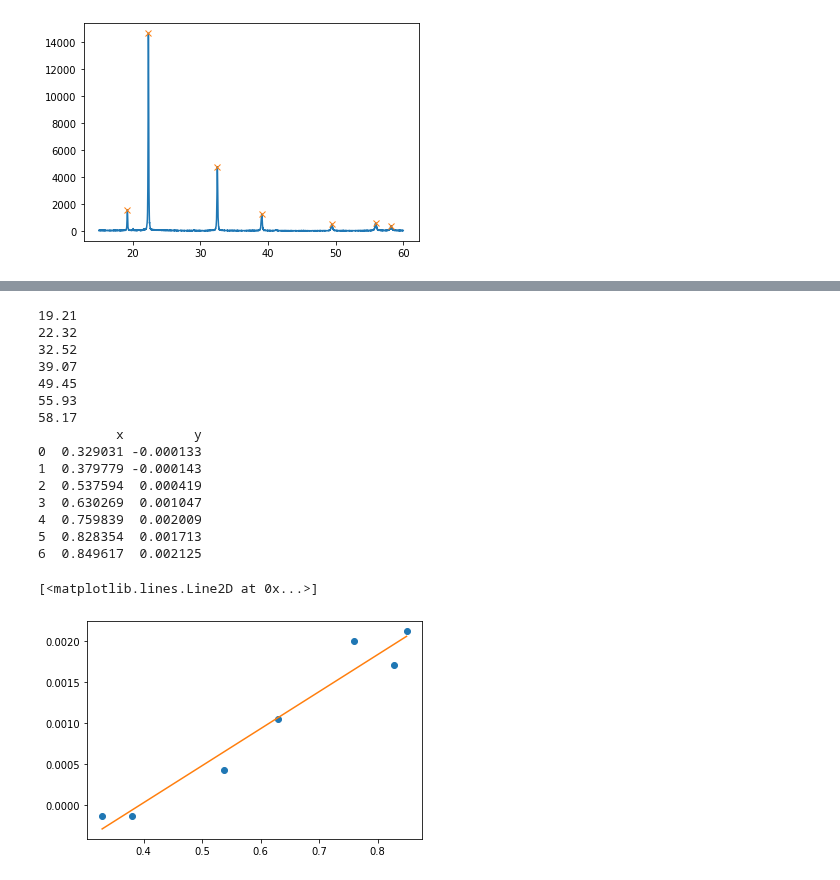
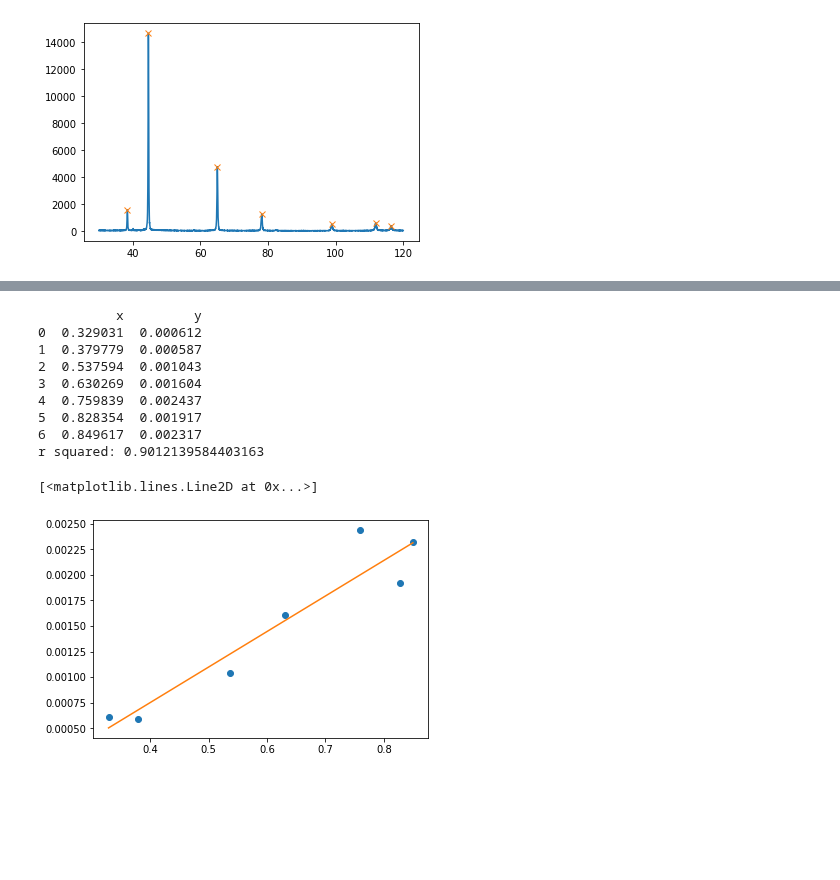
Before and after one commit to mahimathakkar/X-ray-diffraction-patterns-for-line-profile-analysis, a Jupyter notebook: XRD_analysis.ipynb, the cells around one changed output, grey strips where cells are left out. Drawn from its saved outputs; the diff is of its cells as text; code cells hidden in the pictures; blank space fills up the shorter version.

```diff
--- a/XRD_analysis.ipynb
+++ b/XRD_analysis.ipynb
@@ -106,10 +106,11 @@ print(peak_data_test)
 # %%
+#FWHMs of all peaks
 #for si data
 from scipy.signal import peak_widths
 x_si_indices=[]
 for peak in peak_data_si['Angle_of_peak']:
   for i in range(len(x_si)):
-    if peak==x_si[i]:
+    if peak==x_si[i]/2:
       x_si_indices.append(i)
       break
 no_of_indices_si=len(x_si)
@@ -120,11 +121,6 @@ tmp=peak_widths(y_si,x_si_indices , rel_height=0.5)
 
 fwhm_si_peaks['fwhm']=tmp[0]*factor_indices_to_degree
 print(fwhm_si_peaks)
-
-plt.plot(y_si)
-plt.plot(peaks_si, y_si[x_si_indices], "x")
-plt.hlines(*tmp[1:], color="C2")
-plt.show()
 # %% [output]
    Angle_of_peak  Intensity_of_peak      fwhm
 0          23.75          10942.010  0.104771
@@ -142,7 +137,7 @@ import math
 x_test_indices=[]
 for peak in peak_data_test['Angle_of_peak']:
   for i in range(len(x_test)):
-    if peak==x_test[i]:
+    if peak==x_test[i]/2:
       x_test_indices.append(i)
       break
 no_of_indices_test=len(x_test)
@@ -152,11 +147,6 @@ fwhm_test_peaks=peak_data_test
 tmp=peak_widths(y_test,x_test_indices , rel_height=0.5)
 fwhm_test_peaks['fwhm']=tmp[0]*factor_indices_to_degree_test
 print(fwhm_test_peaks)
-
-plt.plot(y_test)
-plt.plot(peaks_test, y_test[x_test_indices], "x")
-plt.hlines(*tmp[1:], color="C2")
-plt.show()
 # %% [output]
    Angle_of_peak  Intensity_of_peak      fwhm
 0          19.21          1576.8450  0.141936
@@ -171,7 +160,7 @@ plt.show()
 #Plot Williamson-Hall Plot
 # %%
 #for Si data
-fwhm_si_peaks['fwhm']=fwhm_si_peaks['fwhm']-0.15
+"""fwhm_si_peaks['fwhm']=fwhm_si_peaks['fwhm']-0.15
 for i in range(len(fwhm_si_peaks['fwhm'])):
   fwhm_si_peaks.iloc[i,2]=(fwhm_si_peaks.iloc[i,2])*3.14/180
 wh_data_si=pd.DataFrame()
@@ -192,4 +181,5 @@ wh_y_si_pred=[]
 for i in range(len(wh_x_si)):
   wh_y_si_pred.append(m*wh_x_si[i]+b)
 plt.plot(wh_x_si,wh_y_si_pred)
+"""
 # %% [output]
@@ -215,40 +187,57 @@ plt.plot(wh_x_si,wh_y_si_pred)
 # %%
-fwhm_test_peaks['fwhm']=fwhm_test_peaks['fwhm']-0.15
+#Plot Williamson Hall plot for sample data
+
+#function to find closest peak in Si standard corresponding to sample peak
+
+def find_closest(lst, K):
+  val=1000
+  ans=0
+  for i in range(len(lst)):
+    if val>abs(lst[i]-K):
+      val=abs(lst[i]-K)
+      ans=lst[i]
+  return ans
+
+import scipy
+
+for i in range(len(fwhm_test_peaks['fwhm'])):
+  instr_broadening=fwhm_si_peaks.loc[fwhm_si_peaks['Angle_of_peak']==find_closest(fwhm_si_peaks['Angle_of_peak'],fwhm_test_peaks.iloc[i,0]),'fwhm']
+  #print(instr_broadening)
+  instr_broadening=np.array(instr_broadening)
+  fwhm_test_peaks.iloc[i,2]=fwhm_test_peaks.iloc[i,2]-instr_broadening[0]
+  #print(fwhm_test_peaks.iloc[i,2])
+
 for i in range(len(fwhm_test_peaks['fwhm'])):
   fwhm_test_peaks.iloc[i,2]=(fwhm_test_peaks.iloc[i,2])*3.14/180
 wh_data_test=pd.DataFrame()
 import math
 wh_x_test=[]
 for i in range(len(fwhm_test_peaks['fwhm'])):
   wh_x_test.append(math.sin(math.radians(fwhm_test_peaks.iloc[i,0])))
 wh_y_test=[]
 for i in range(len(fwhm_test_peaks['fwhm'])):
-  print(fwhm_test_peaks.iloc[i,0])
+  #print(fwhm_test_peaks.iloc[i,0])
   wh_y_test.append(math.cos(math.radians(fwhm_test_peaks.iloc[i,0]))*fwhm_test_peaks.iloc[i,2])
 wh_data_test['x']=wh_x_test
 wh_data_test['y']=wh_y_test
+
+m, b, r_value, p_value, std_err = scipy.stats.linregress(wh_x_test, wh_y_test)
 print(wh_data_test)
-m1, b1 = np.polyfit(wh_x_test, wh_y_test, 1)
+print("r squared:",r_value**2)
 plt.plot(wh_x_test, wh_y_test, 'o')
 wh_y_test_pred=[]
 for i in range(len(wh_x_test)):
-  wh_y_test_pred.append(m1*wh_x_test[i]+b1)
+  wh_y_test_pred.append(m*wh_x_test[i]+b)
 plt.plot(wh_x_test,wh_y_test_pred)
 # %% [output]
-19.21
-22.32
-32.52
-39.07
-49.45
-55.93
-58.17
           x         y
-0  0.329031 -0.000133
-1  0.379779 -0.000143
-2  0.537594  0.000419
-3  0.630269  0.001047
-4  0.759839  0.002009
-5  0.828354  0.001713
-6  0.849617  0.002125
+0  0.329031  0.000612
+1  0.379779  0.000587
+2  0.537594  0.001043
+3  0.630269  0.001604
+4  0.759839  0.002437
+5  0.828354  0.001917
+6  0.849617  0.002317
+r squared: 0.9012139584403163
 [<matplotlib.lines.Line2D at 0x...>]
-[figure, old version]
+[figure, new version]
```
Also changed, not shown: parts of 11 cells of this notebook.
